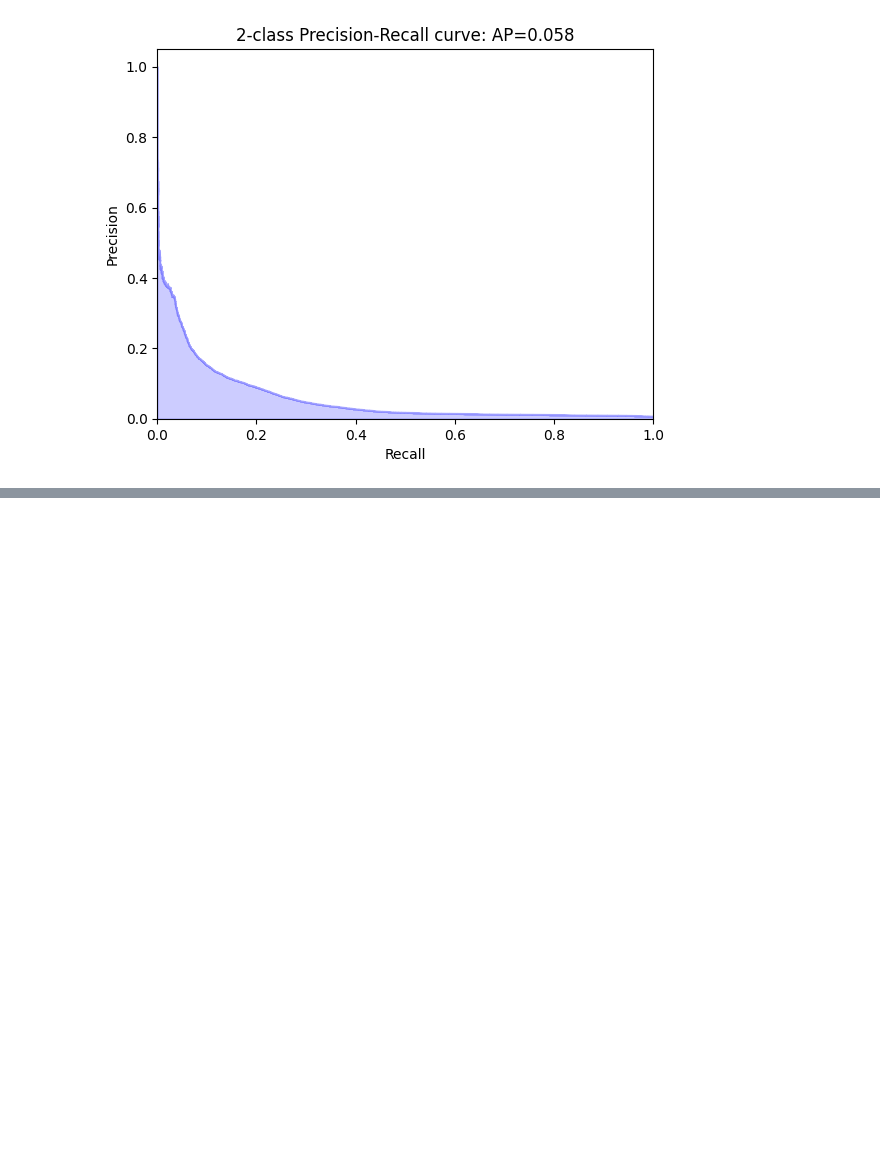
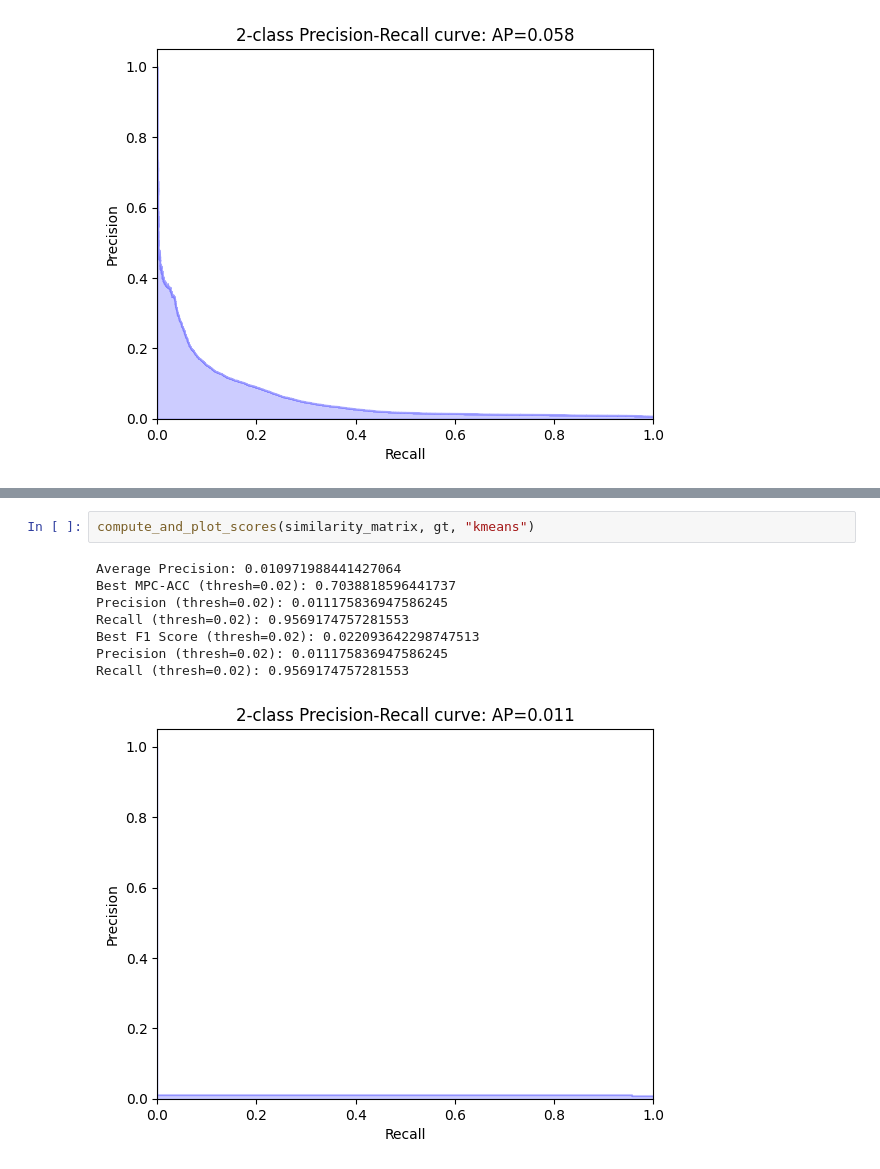
Before and after one commit to shubham-rateria/cs-5785-final-project, a Jupyter notebook: loop-closure.ipynb, the cells around one changed output, grey strips where cells are left out. Drawn from its saved outputs; the diff is of its cells as text; blank space fills up the shorter version.

```diff
--- a/loop-closure.ipynb
+++ b/loop-closure.ipynb
@@ -889,0 +957,11 @@ Recall (thresh=0.88): 0.17442017259978426
+# %%
+compute_and_plot_scores(similarity_matrix, gt, "kmeans")
+# %% [output]
+Average Precision: 0.010971988441427064
+Best MPC-ACC (thresh=0.02): 0.7038818596441737
+Precision (thresh=0.02): 0.011175836947586245
+Recall (thresh=0.02): 0.9569174757281553
+Best F1 Score (thresh=0.02): 0.022093642298747513
+Precision (thresh=0.02): 0.011175836947586245
+Recall (thresh=0.02): 0.9569174757281553
+[figure, added]
```
Also changed, not shown: parts of 33 cells of this notebook, 10 other files.
